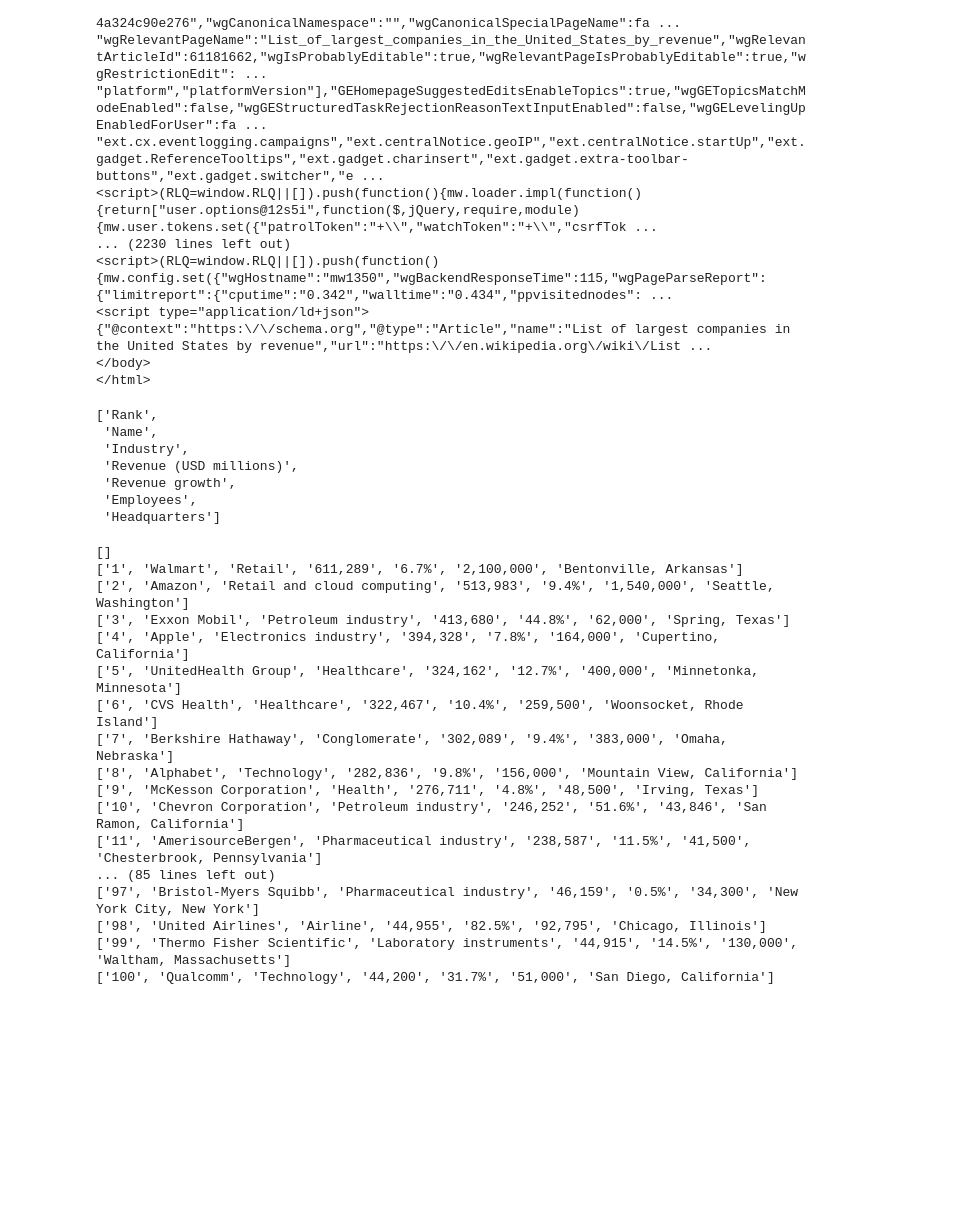
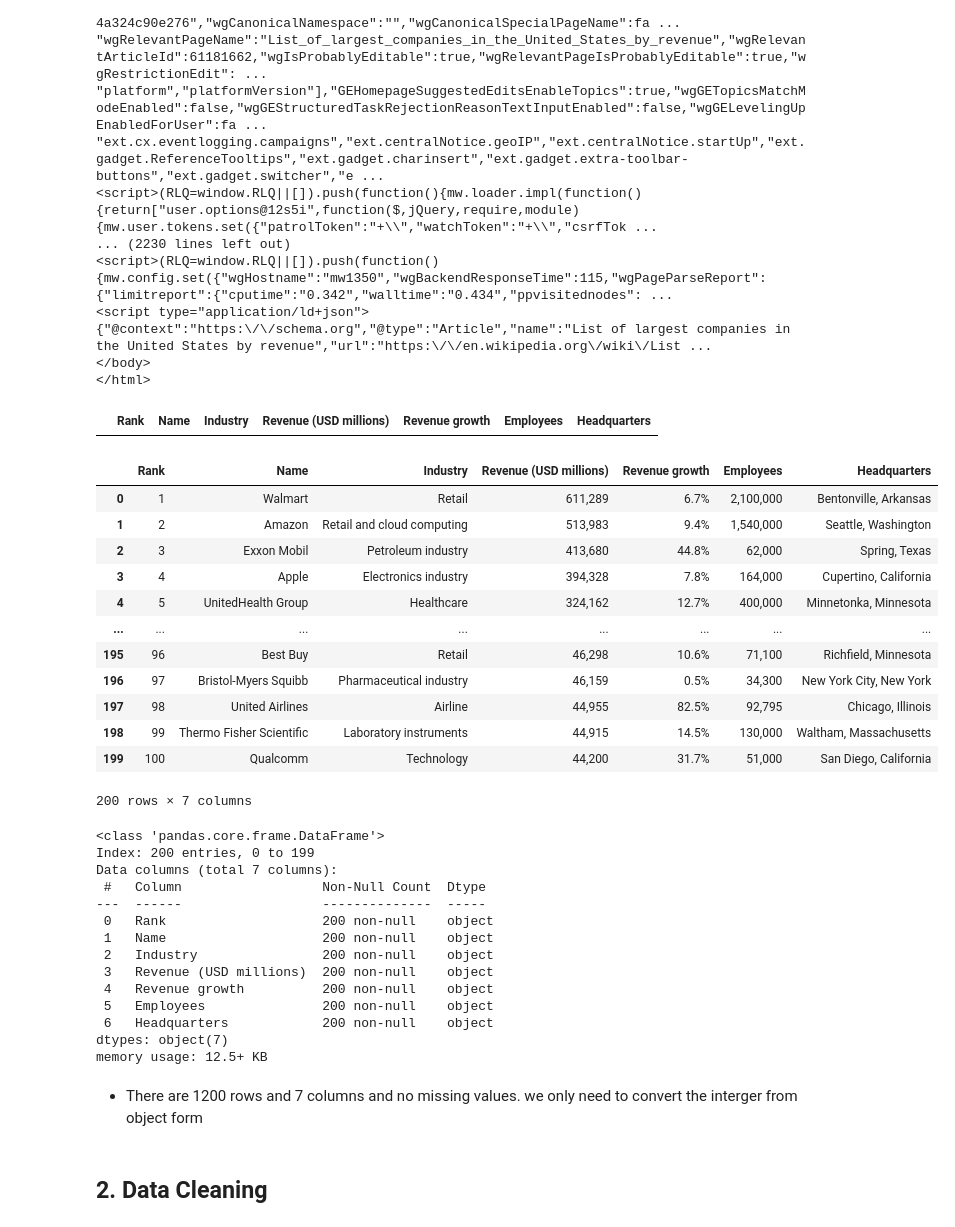
Before and after one commit to nelkemboi/scrapping, a Jupyter notebook: scrapping.ipynb, the cells around one changed output. Cells and saved outputs as stored; diff of their text form; code cells hidden in the pictures; blank space fills up the shorter version.

Commit message:
data cleaning

```diff
--- a/scrapping.ipynb
+++ b/scrapping.ipynb
@@ -41,13 +53,11 @@ soup
 table = soup.find('table', class_ = 'wikitable sortable')
 # %%
+#getting the row heads and converting to dataframe
 table_titles = table.find_all('th')
 table_titles_alone = [title.text.strip() for title in table_titles]
 table_titles_alone
+#converting to dataframe
+df = pd.DataFrame(columns = table_titles_alone)
+df
 # %% [output]
-['Rank',
- 'Name',
- 'Industry',
- 'Revenue (USD millions)',
- 'Revenue growth',
- 'Employees',
- 'Headquarters']
+|  | Rank | Name | Industry | Revenue (USD millions) | Revenue growth | Employees | Headquarters |
@@ -57,24 +66,47 @@ df = pd.DataFrame(columns = table_titles_alone)
 table_info = table.find_all('tr')
 # %%
-for row in table_info:
+#scrapping data for rows and adding to dataframe
+for row in table_info [1:]:
     row_data = row.find_all('td')
     table_row_data = [data.text.strip() for data in row_data]
-    print(table_row_data)
+    length = len(df)
+    df.loc[length] = table_row_data
-# %% [output]
-[]
-['1', 'Walmart', 'Retail', '611,289', '6.7%', '2,100,000', 'Bentonville, Arkansas']
-['2', 'Amazon', 'Retail and cloud computing', '513,983', '9.4%', '1,540,000', 'Seattle, Washington']
-['3', 'Exxon Mobil', 'Petroleum industry', '413,680', '44.8%', '62,000', 'Spring, Texas']
-['4', 'Apple', 'Electronics industry', '394,328', '7.8%', '164,000', 'Cupertino, California']
-['5', 'UnitedHealth Group', 'Healthcare', '324,162', '12.7%', '400,000', 'Minnetonka, Minnesota']
-['6', 'CVS Health', 'Healthcare', '322,467', '10.4%', '259,500', 'Woonsocket, Rhode Island']
-['7', 'Berkshire Hathaway', 'Conglomerate', '302,089', '9.4%', '383,000', 'Omaha, Nebraska']
-['8', 'Alphabet', 'Technology', '282,836', '9.8%', '156,000', 'Mountain View, California']
-['9', 'McKesson Corporation', 'Health', '276,711', '4.8%', '48,500', 'Irving, Texas']
-['10', 'Chevron Corporation', 'Petroleum industry', '246,252', '51.6%', '43,846', 'San Ramon, California']
-['11', 'AmerisourceBergen', 'Pharmaceutical industry', '238,587', '11.5%', '41,500', 'Chesterbrook, Pennsylvania']
-... (85 lines left out)
-['97', 'Bristol-Myers Squibb', 'Pharmaceutical industry', '46,159', '0.5%', '34,300', 'New York City, New York']
-['98', 'United Airlines', 'Airline', '44,955', '82.5%', '92,795', 'Chicago, Illinois']
-['99', 'Thermo Fisher Scientific', 'Laboratory instruments', '44,915', '14.5%', '130,000', 'Waltham, Massachusetts']
-['100', 'Qualcomm', 'Technology', '44,200', '31.7%', '51,000', 'San Diego, California']
+# %%
+#checking for the dataframe
+df
+# %% [output]
+|  | Rank | Name | Industry | Revenue (USD millions) | Revenue growth | Employees | Headquarters |
+| 0 | 1 | Walmart | Retail | 611,289 | 6.7% | 2,100,000 | Bentonville, Arkansas |
+| 1 | 2 | Amazon | Retail and cloud computing | 513,983 | 9.4% | 1,540,000 | Seattle, Washington |
+| 2 | 3 | Exxon Mobil | Petroleum industry | 413,680 | 44.8% | 62,000 | Spring, Texas |
+| 3 | 4 | Apple | Electronics industry | 394,328 | 7.8% | 164,000 | Cupertino, California |
+| 4 | 5 | UnitedHealth Group | Healthcare | 324,162 | 12.7% | 400,000 | Minnetonka, Minnesota |
+| ... | ... | ... | ... | ... | ... | ... | ... |
+| 195 | 96 | Best Buy | Retail | 46,298 | 10.6% | 71,100 | Richfield, Minnesota |
+| 196 | 97 | Bristol-Myers Squibb | Pharmaceutical industry | 46,159 | 0.5% | 34,300 | New York City, New York |
+| 197 | 98 | United Airlines | Airline | 44,955 | 82.5% | 92,795 | Chicago, Illinois |
+| 198 | 99 | Thermo Fisher Scientific | Laboratory instruments | 44,915 | 14.5% | 130,000 | Waltham, Massachusetts |
+| 199 | 100 | Qualcomm | Technology | 44,200 | 31.7% | 51,000 | San Diego, California |
+200 rows × 7 columns
+# %%
+# data understanding
+df.info()
+# %% [output]
+<class 'pandas.core.frame.DataFrame'>
+Index: 200 entries, 0 to 199
+Data columns (total 7 columns):
+ #   Column                  Non-Null Count  Dtype
+---  ------                  --------------  -----
+ 0   Rank                    200 non-null    object
+ 1   Name                    200 non-null    object
+ 2   Industry                200 non-null    object
+ 3   Revenue (USD millions)  200 non-null    object
+ 4   Revenue growth          200 non-null    object
+ 5   Employees               200 non-null    object
+ 6   Headquarters            200 non-null    object
+dtypes: object(7)
+memory usage: 12.5+ KB
+# %% [markdown]
+* There are 1200 rows and 7 columns and no missing values. we only need to convert the interger from object form
+# %% [markdown]
+## 2. Data Cleaning
```
Also changed, not shown: parts of 14 cells of this notebook.
